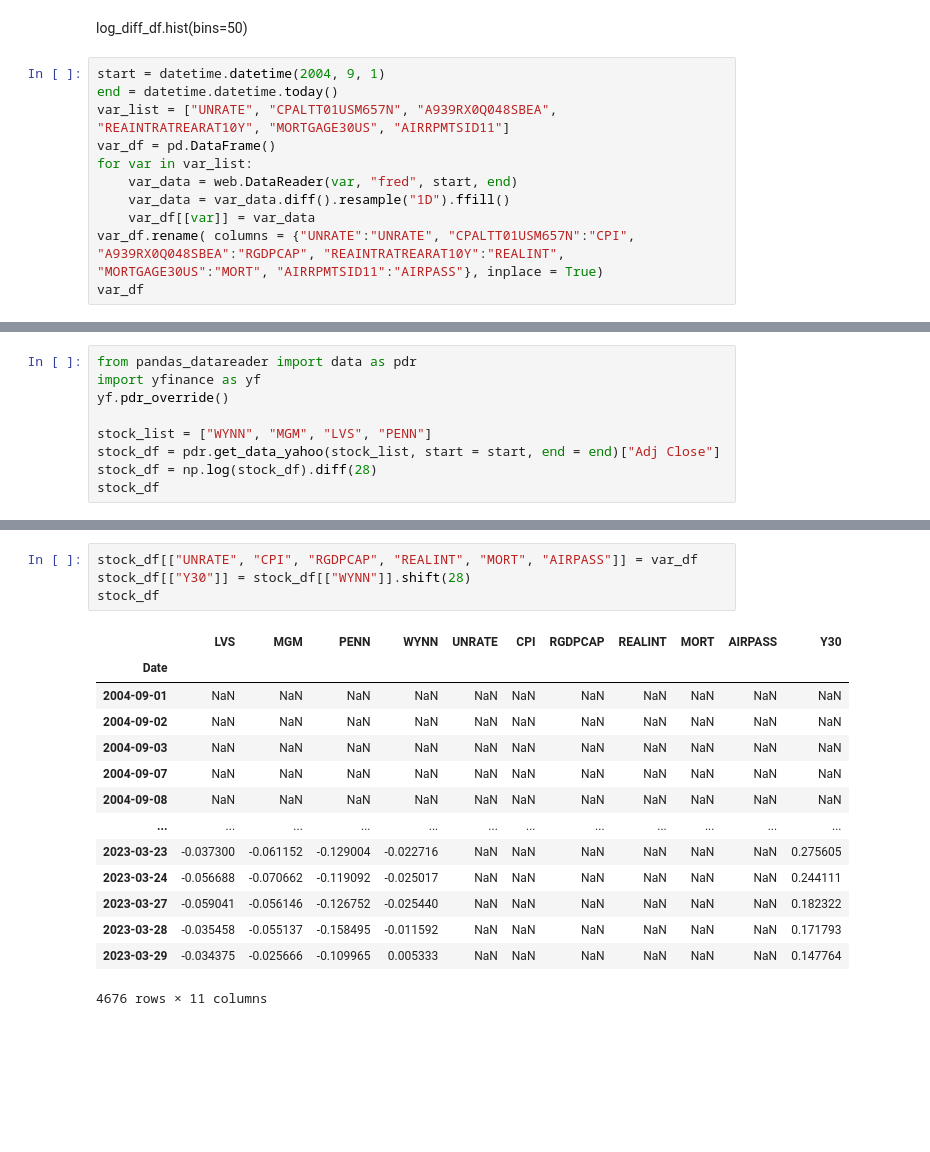
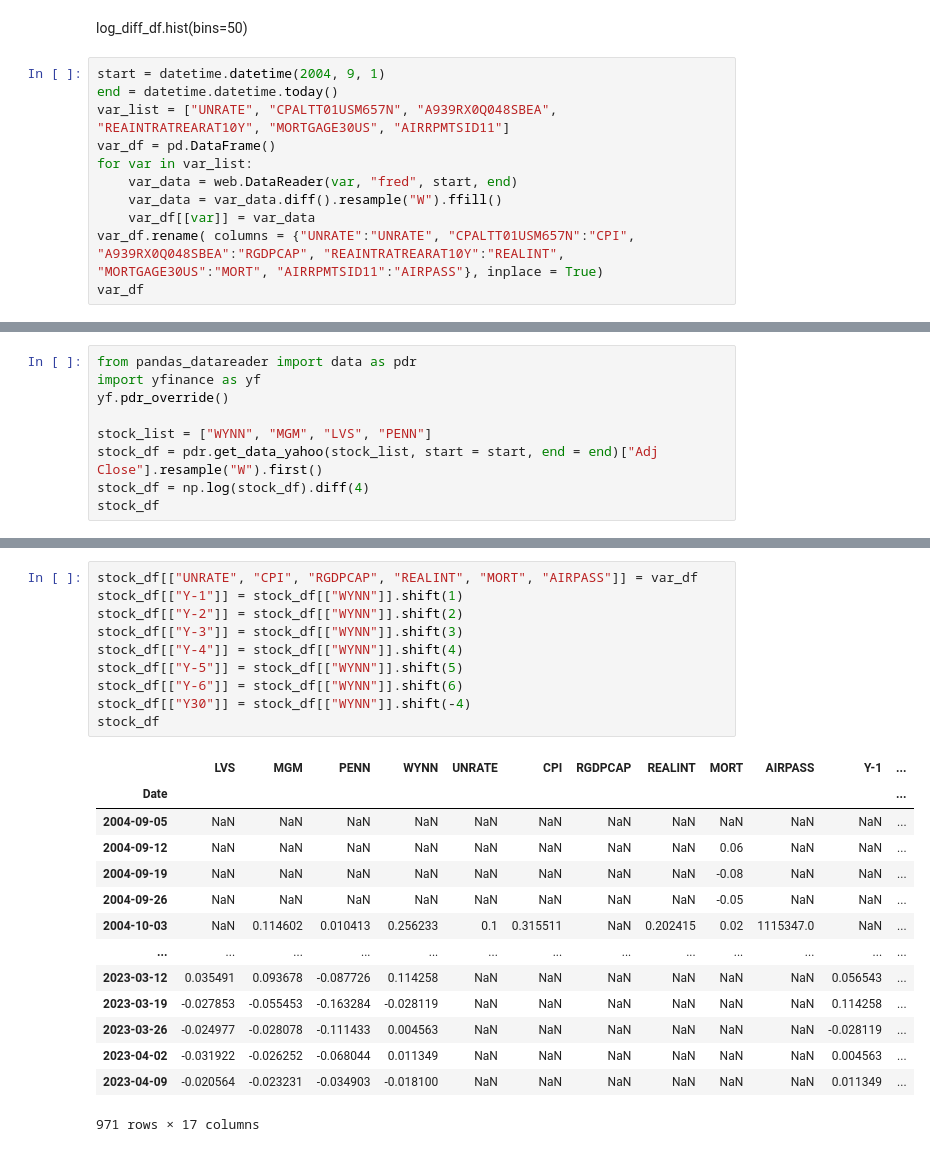
Before and after one commit to hhogenson/Computational-Econ, a Jupyter notebook: Final Project/Project Proposal/Ignore this I'm just trying something.ipynb, the cells around one changed output, grey strips where cells are left out. Saved outputs shown, nothing was run; the diff lists cells and outputs as text; blank space fills up the shorter version.

```diff
--- a/Final Project/Project Proposal/Ignore this I'm just trying something.ipynb
+++ b/Final Project/Project Proposal/Ignore this I'm just trying something.ipynb
@@ -65,7 +65,7 @@ var_list = ["UNRATE", "CPALTT01USM657N", "A939RX0Q048SBEA", "REAINTRATREARAT10Y"
 var_df = pd.DataFrame()
 for var in var_list:
     var_data = web.DataReader(var, "fred", start, end)
-    var_data = var_data.diff().resample("1D").ffill()
+    var_data = var_data.diff().resample("W").ffill()
     var_df[[var]] = var_data
 var_df.rename( columns = {"UNRATE":"UNRATE", "CPALTT01USM657N":"CPI", "A939RX0Q048SBEA":"RGDPCAP", "REAINTRATREARAT10Y":"REALINT", "MORTGAGE30US":"MORT", "AIRRPMTSID11":"AIRPASS"}, inplace = True)
 var_df
@@ -98,8 +98,8 @@ import yfinance as yf
 yf.pdr_override()
 
 stock_list = ["WYNN", "MGM", "LVS", "PENN"]
-stock_df = pdr.get_data_yahoo(stock_list, start = start, end = end)["Adj Close"]
-stock_df = np.log(stock_df).diff(28)
+stock_df = pdr.get_data_yahoo(stock_list, start = start, end = end)["Adj Close"].resample("W").first()
+stock_df = np.log(stock_df).diff(4)
 stock_df
 # %% [output]
 [*********************100%***********************]  4 of 4 completed
@@ -128,20 +128,26 @@ array([[<AxesSubplot: title={'center': 'LVS'}>,
 # %%
 stock_df[["UNRATE", "CPI", "RGDPCAP", "REALINT", "MORT", "AIRPASS"]] = var_df
-stock_df[["Y30"]] = stock_df[["WYNN"]].shift(28)
+stock_df[["Y-1"]] = stock_df[["WYNN"]].shift(1)
+stock_df[["Y-2"]] = stock_df[["WYNN"]].shift(2)
+stock_df[["Y-3"]] = stock_df[["WYNN"]].shift(3)
+stock_df[["Y-4"]] = stock_df[["WYNN"]].shift(4)
+stock_df[["Y-5"]] = stock_df[["WYNN"]].shift(5)
+stock_df[["Y-6"]] = stock_df[["WYNN"]].shift(6)
+stock_df[["Y30"]] = stock_df[["WYNN"]].shift(-4)
 stock_df
 # %% [output]
-|  | LVS | MGM | PENN | WYNN | UNRATE | CPI | RGDPCAP | REALINT | MORT | AIRPASS | Y30 |
-| Date |  |  |  |  |  |  |  |  |  |  |  |
-| 2004-09-01 | NaN | NaN | NaN | NaN | NaN | NaN | NaN | NaN | NaN | NaN | NaN |
-| 2004-09-02 | NaN | NaN | NaN | NaN | NaN | NaN | NaN | NaN | NaN | NaN | NaN |
-| 2004-09-03 | NaN | NaN | NaN | NaN | NaN | NaN | NaN | NaN | NaN | NaN | NaN |
-| 2004-09-07 | NaN | NaN | NaN | NaN | NaN | NaN | NaN | NaN | NaN | NaN | NaN |
-| 2004-09-08 | NaN | NaN | NaN | NaN | NaN | NaN | NaN | NaN | NaN | NaN | NaN |
-| ... | ... | ... | ... | ... | ... | ... | ... | ... | ... | ... | ... |
-| 2023-03-23 | -0.037300 | -0.061152 | -0.129004 | -0.022716 | NaN | NaN | NaN | NaN | NaN | NaN | 0.275605 |
-| 2023-03-24 | -0.056688 | -0.070662 | -0.119092 | -0.025017 | NaN | NaN | NaN | NaN | NaN | NaN | 0.244111 |
-| 2023-03-27 | -0.059041 | -0.056146 | -0.126752 | -0.025440 | NaN | NaN | NaN | NaN | NaN | NaN | 0.182322 |
-| 2023-03-28 | -0.035458 | -0.055137 | -0.158495 | -0.011592 | NaN | NaN | NaN | NaN | NaN | NaN | 0.171793 |
-| 2023-03-29 | -0.034375 | -0.025666 | -0.109965 | 0.005333 | NaN | NaN | NaN | NaN | NaN | NaN | 0.147764 |
+|  | LVS | MGM | PENN | WYNN | UNRATE | CPI | RGDPCAP | REALINT | MORT | AIRPASS | Y-1 | ... |
+| Date |  |  |  |  |  |  |  |  |  |  |  | ... |
+| 2004-09-05 | NaN | NaN | NaN | NaN | NaN | NaN | NaN | NaN | NaN | NaN | NaN | ... |
+| 2004-09-12 | NaN | NaN | NaN | NaN | NaN | NaN | NaN | NaN | 0.06 | NaN | NaN | ... |
+| 2004-09-19 | NaN | NaN | NaN | NaN | NaN | NaN | NaN | NaN | -0.08 | NaN | NaN | ... |
+| 2004-09-26 | NaN | NaN | NaN | NaN | NaN | NaN | NaN | NaN | -0.05 | NaN | NaN | ... |
+| 2004-10-03 | NaN | 0.114602 | 0.010413 | 0.256233 | 0.1 | 0.315511 | NaN | 0.202415 | 0.02 | 1115347.0 | NaN | ... |
+| ... | ... | ... | ... | ... | ... | ... | ... | ... | ... | ... | ... | ... |
+| 2023-03-12 | 0.035491 | 0.093678 | -0.087726 | 0.114258 | NaN | NaN | NaN | NaN | NaN | NaN | 0.056543 | ... |
+| 2023-03-19 | -0.027853 | -0.055453 | -0.163284 | -0.028119 | NaN | NaN | NaN | NaN | NaN | NaN | 0.114258 | ... |
+| 2023-03-26 | -0.024977 | -0.028078 | -0.111433 | 0.004563 | NaN | NaN | NaN | NaN | NaN | NaN | -0.028119 | ... |
+| 2023-04-02 | -0.031922 | -0.026252 | -0.068044 | 0.011349 | NaN | NaN | NaN | NaN | NaN | NaN | 0.004563 | ... |
+| 2023-04-09 | -0.020564 | -0.023231 | -0.034903 | -0.018100 | NaN | NaN | NaN | NaN | NaN | NaN | 0.011349 | ... |
-4676 rows × 11 columns
+971 rows × 17 columns
 # %%
```
Also changed, not shown: parts of 22 cells of this notebook, 2 other files.
